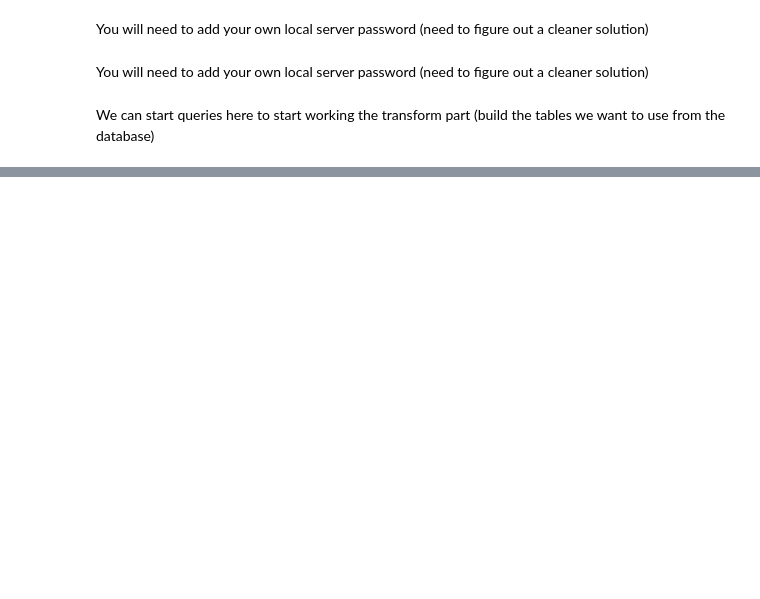
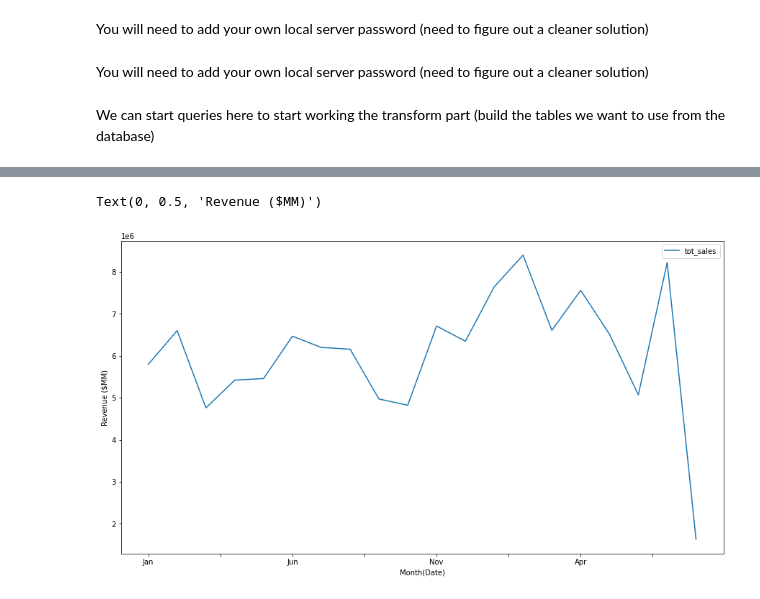
Before and after one commit to RenettaNelson/ADS-507---SQL-Data-Pipeline, a Jupyter notebook: ADS-507-01_group_3_code.ipynb, the cells around one changed output, grey strips where cells are left out. Drawn from its saved outputs; the diff is of its cells as text; code cells hidden in the pictures; blank space fills up the shorter version.

```diff
--- a/ADS-507-01_group_3_code.ipynb
+++ b/ADS-507-01_group_3_code.ipynb
@@ -81,0 +68,9 @@ sql
+# %%
+#Monthly Sales from January 2015 through August 2016
+sales_tot_monthly = pd.DataFrame(pd.read_sql("SELECT Month(Date), \
+                                                     year(Date),\
+                                                     SUM(`Unit sale price` * Quantity) AS tot_sales \
+                                              FROM go_daily_sales \
+                                              GROUP BY Month(Date), Year(Date);",
+                                              connection))
+sales_tot_monthly
@@ -81,0 +95,6 @@ sql
+# %%
+#Modify month and year to date time, set index to month
+sales_tot_monthly['Month(Date)'] = pd.to_datetime(sales_tot_monthly['Month(Date)'], format='%m').dt.month_name().str.slice(stop=3)
+sales_tot_monthly['year(Date)'] = pd.to_datetime(sales_tot_monthly['year(Date)'], format='%Y').dt.year
+sales_tot_monthly = sales_tot_monthly.set_index('Month(Date)')
+sales_tot_monthly
@@ -81,0 +149,7 @@ sql
+# %%
+#Plot total monthly sales
+ax = sales_tot_monthly.plot(y='tot_sales', figsize= (15,8))
+ax.set_ylabel('Revenue ($MM)')
+# %% [output]
+Text(0, 0.5, 'Revenue ($MM)')
+[figure, added]
```
Also changed, not shown: parts of 20 cells of this notebook.
